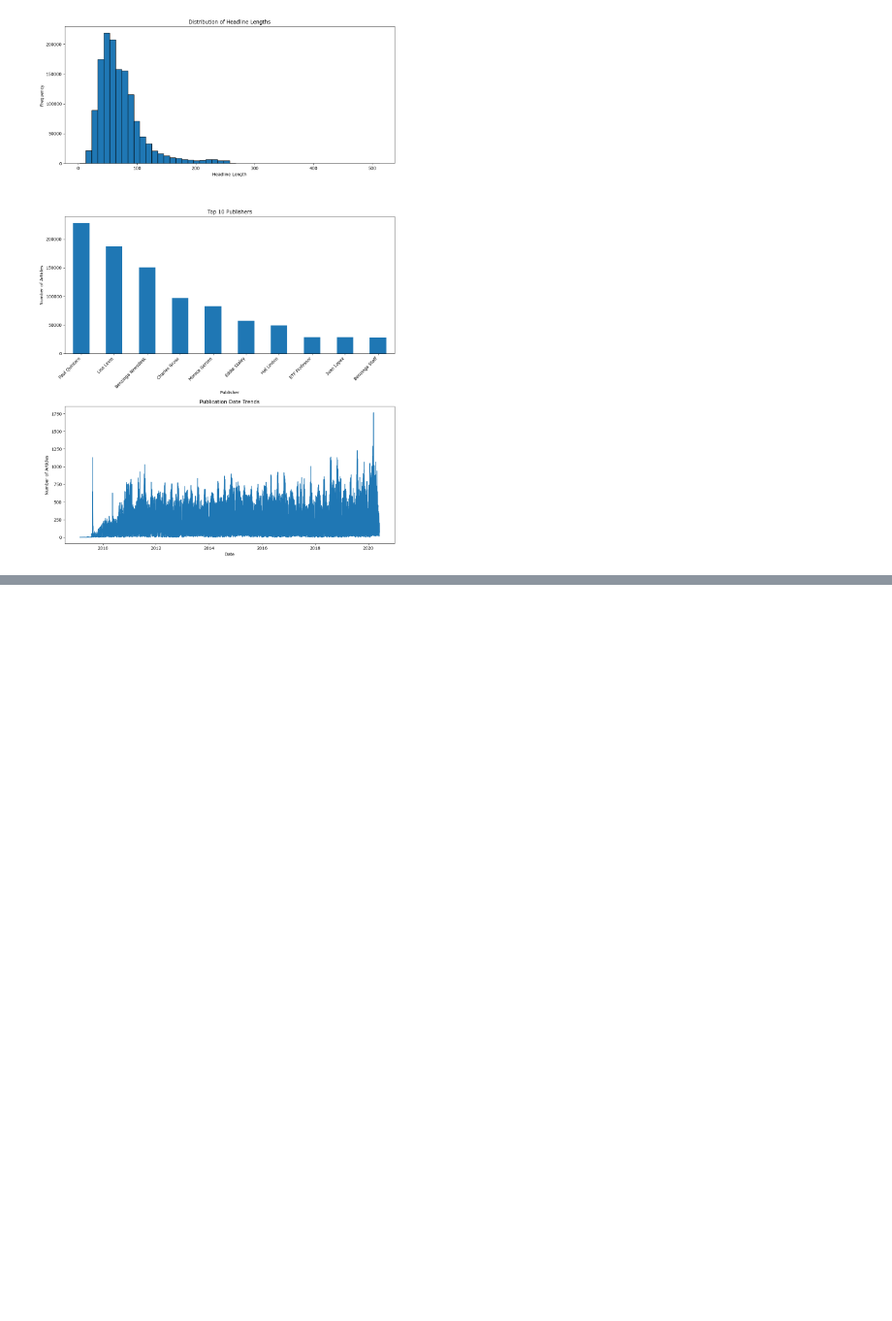
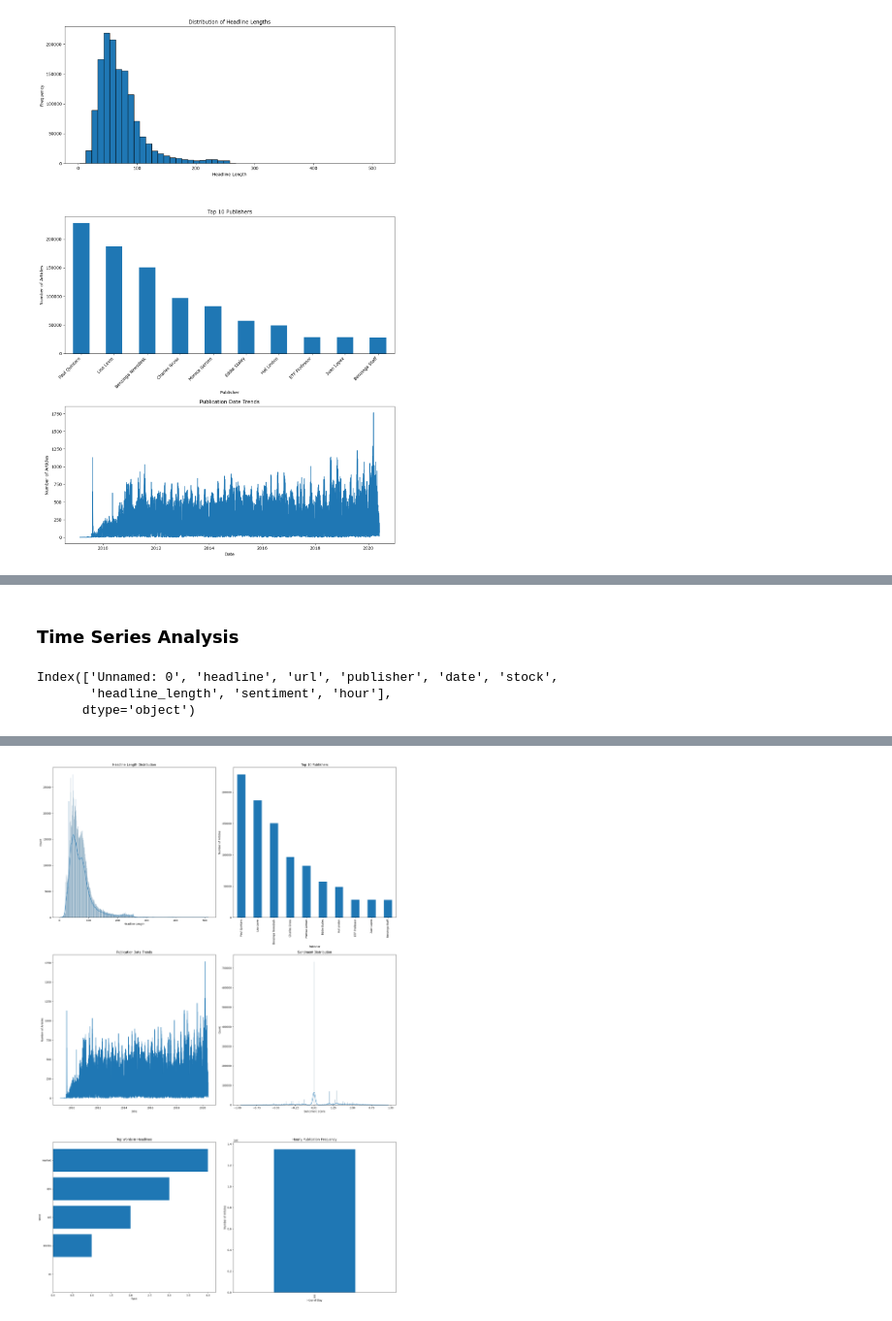
Before and after one commit to doffn/week1_eda, a Jupyter notebook: notebooks/main.ipynb, the cells around one changed output, grey strips where cells are left out. Shown at 97% size. Saved outputs shown, nothing was run; the diff lists cells and outputs as text; code cells hidden in the pictures; blank space fills up the shorter version.

```diff
--- a/notebooks/main.ipynb
+++ b/notebooks/main.ipynb
@@ -162,0 +170,7 @@ Name: count, dtype: int64
+# %%
+sia = SentimentIntensityAnalyzer()
+data['sentiment'] = data['headline'].apply(lambda x: sia.polarity_scores(x)['compound'])
+sentiment_stats = data['sentiment'].describe()
+
+print("\nSentiment Statistics:")
+print(sentiment_stats)
@@ -162,0 +190,10 @@ Name: count, dtype: int64
+# %%
+vectorizer = CountVectorizer(stop_words='english', max_features=1000) # max_feature specify the amount of words for the feature extraction
+X = vectorizer.fit_transform(data['headline'])
+words = vectorizer.get_feature_names_out()
+word_counts = X.sum(axis=0).A1
+top_words = [words[i] for i in word_counts.argsort()[-5:][::-1]]
+
+print(f"Total words: {len(word_counts)}")
+print("\nTop Words:")
+print(top_words)
@@ -162,0 +205,61 @@ Name: count, dtype: int64
+# %% [markdown]
+### Time Series Analysis
+# %%
+data.columns
+# %% [output]
+Index(['Unnamed: 0', 'headline', 'url', 'publisher', 'date', 'stock',
+       'headline_length', 'sentiment', 'hour'],
+      dtype='object')
+# %%
+data['hour'] = data['date'].dt.hour
+hourly_counts = data['hour'].value_counts().sort_index()
+
+print("\nHourly Publication Counts:")
+print(hourly_counts)
+
+# Cell 7: Publisher Analysis
+top_publishers = data['publisher'].value_counts().head(10)
+
+print("\nTop Publisher :")
+print(top_publishers)
+
+# Cell 8: Visualization
+fig, axes = plt.subplots(3, 2, figsize=(20, 30))
+
+# Headline length distribution
+sns.histplot(data['headline_length'], kde=True, ax=axes[0, 0])
+axes[0, 0].set_title('Headline Length Distribution')
+axes[0, 0].set_xlabel('Headline Length')
+
+# Top publishers
+publisher_counts.head(10).plot(kind='bar', ax=axes[0, 1])
+axes[0, 1].set_title('Top 10 Publishers')
+axes[0, 1].set_xlabel('Publisher')
+axes[0, 1].set_ylabel('Number of Articles')
+
+# Publication date trends
+date_counts.plot(ax=axes[1, 0])
+axes[1, 0].set_title('Publication Date Trends')
+axes[1, 0].set_xlabel('Date')
+axes[1, 0].set_ylabel('Number of Articles')
+
+# Sentiment distribution
+sns.histplot(data['sentiment'], kde=True, ax=axes[1, 1])
+axes[1, 1].set_title('Sentiment Distribution')
+axes[1, 1].set_xlabel('Sentiment Score')
+
+# Top words
+axes[2, 0].barh(top_words, range(len(top_words)))
+axes[2, 0].set_title('Top Words in Headlines')
+axes[2, 0].set_xlabel('Rank')
+axes[2, 0].set_ylabel('Word')
+
+# Hourly publication frequency
+hourly_counts.plot(kind='bar', ax=axes[2, 1])
+axes[2, 1].set_title('Hourly Publication Frequency')
+axes[2, 1].set_xlabel('Hour of Day')
+axes[2, 1].set_ylabel('Number of Articles')
+
+plt.tight_layout()
+plt.show()
+# %% [output]
@@ -162,0 +284 @@ Name: count, dtype: int64
+[figure, added]
```
Also changed, not shown: parts of 13 cells of this notebook.
